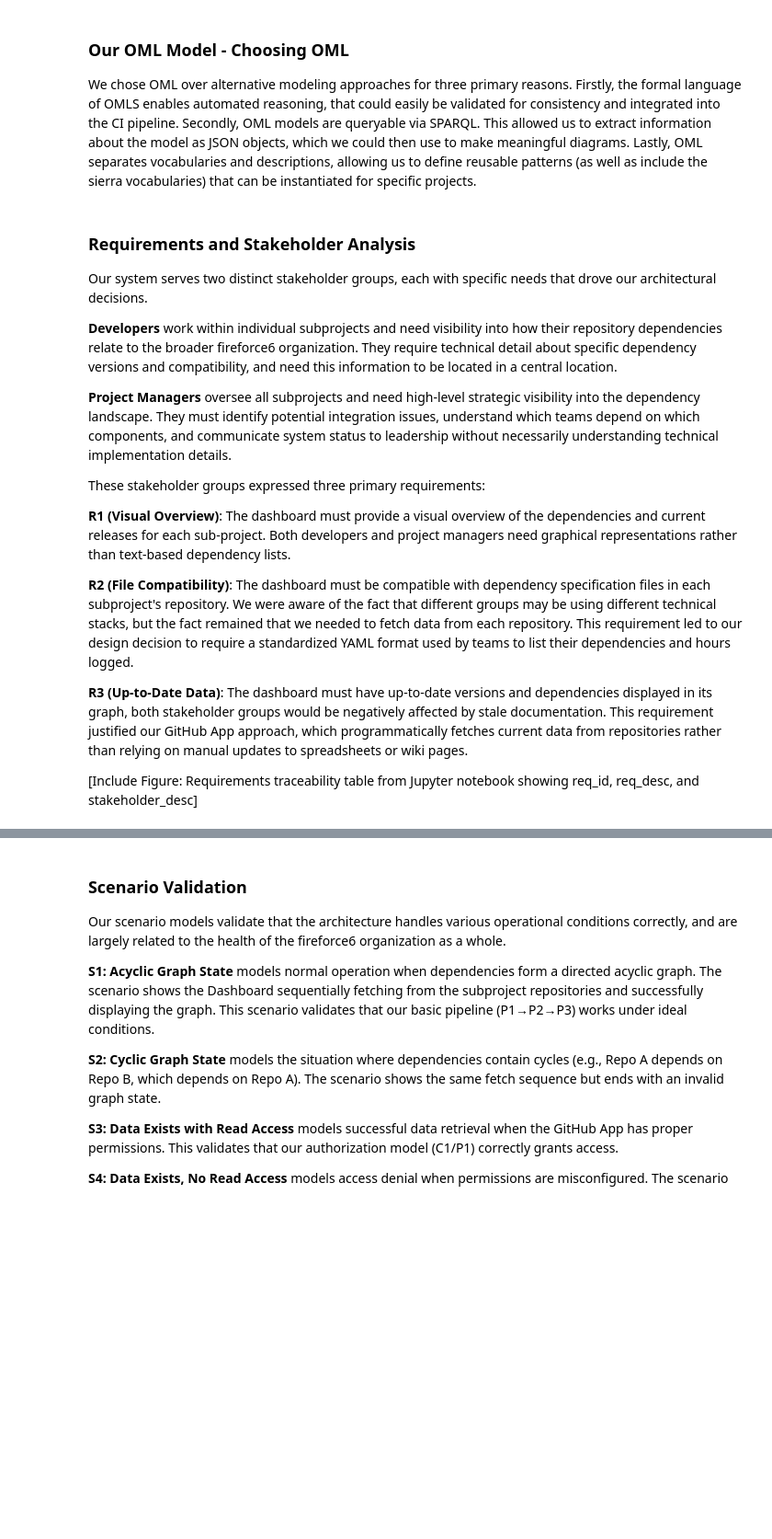
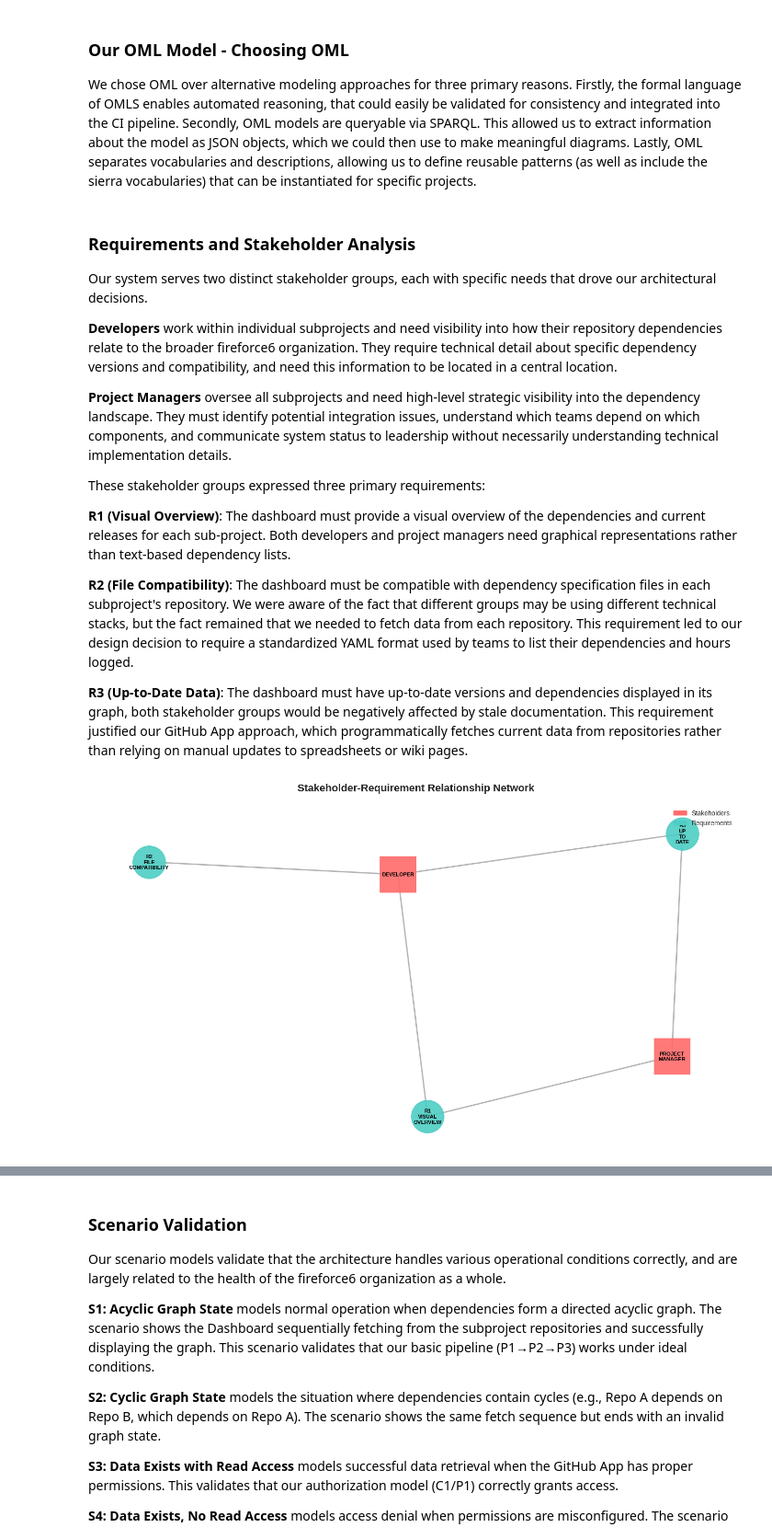
Before and after one commit to fireforce6-f25/project-environment, a Jupyter notebook: src/ipynb/technical-report.ipynb, the cells around one changed output, grey strips where cells are left out. Shown at 92% size. Saved outputs shown, nothing was run; the diff lists cells and outputs as text; code cells hidden in the pictures; blank space fills up the shorter version.

Commit message:
add images to sys arch

```diff
--- a/src/ipynb/technical-report.ipynb
+++ b/src/ipynb/technical-report.ipynb
@@ -80,8 +120,72 @@ These stakeholder groups expressed three primary requirements:
 **R2 (File Compatibility)**: The dashboard must be compatible with dependency specification files in each subproject's repository. We were aware of the fact that different groups may be using different technical stacks, but the fact remained that we needed to fetch data from each repository. This requirement led to our design decision to require a standardized YAML format used by teams to list their dependencies and hours logged.
 
 **R3 (Up-to-Date Data)**: The dashboard must have up-to-date versions and dependencies displayed in its graph, both stakeholder groups would be negatively affected by stale documentation. This requirement justified our GitHub App approach, which programmatically fetches current data from repositories rather than relying on manual updates to spreadsheets or wiki pages.
-
-[Include Figure: Requirements traceability table from Jupyter notebook showing req_id, req_desc, and stakeholder_desc]
+# %%
+# Load stakeholders data
+stakeholders_df = dataframe("stakeholders.json")
+stakeholders_df['stakeholder_id'] = stakeholders_df['stakeholder'].apply(extract_id)
+
+# Load requirements data
+requirements_df = dataframe("requirements.json")
+requirements_df['req_id'] = requirements_df['req'].apply(extract_id)
+requirements_df['stakeholder_id'] = requirements_df['stakeholder_desc'].apply(
+    lambda x: 'developer' if 'Developers' in x else 'project-manager'
+)
+unique_reqs = requirements_df.drop_duplicates(subset=['req_id'])[['req_id', 'req_desc']]
+
+# Create requirement-stakeholder network graph
+fig, ax = plt.subplots(figsize=(14, 8))
+G = nx.Graph()
+
+# Add nodes
+for _, row in stakeholders_df.iterrows():
+    G.add_node(row['stakeholder_id'], node_type='stakeholder')
+for _, row in unique_reqs.iterrows():
+    G.add_node(row['req_id'], node_type='requirement')
+
+# Add edges
+for _, row in requirements_df.iterrows():
+    G.add_edge(row['stakeholder_id'], row['req_id'])
+
+# Layout
+pos = nx.spring_layout(G, k=2, iterations=50, seed=42)
+
+# Draw nodes
+stakeholder_nodes = [n for n, d in G.nodes(data=True) if d['node_type'] == 'stakeholder']
+requirement_nodes = [n for n, d in G.nodes(data=True) if d['node_type'] == 'requirement']
+
+nx.draw_networkx_nodes(G, pos, nodelist=stakeholder_nodes,
+                       node_color=COLORS['stakeholder'],
+                       node_size=3000,
+                       alpha=0.9,
+                       node_shape='s',
+                       ax=ax)
+nx.draw_networkx_nodes(G, pos, nodelist=requirement_nodes,
+                       node_color=COLORS['requirement'],
+                       node_size=2500,
+                       alpha=0.9,
+                       ax=ax)
+
+# Draw edges
+nx.draw_networkx_edges(G, pos, edge_color='gray', width=2, alpha=0.6, ax=ax)
+
+# Draw labels
+labels = {n: n.replace('-', '\n').upper() for n in G.nodes()}
+nx.draw_networkx_labels(G, pos, labels, font_size=8, font_weight='bold', ax=ax)
+
+ax.set_title('Stakeholder-Requirement Relationship Network',
+             fontsize=16, fontweight='bold', pad=20)
+ax.axis('off')
+
+# Add legend
+stakeholder_patch = mpatches.Patch(color=COLORS['stakeholder'], label='Stakeholders')
+requirement_patch = mpatches.Patch(color=COLORS['requirement'], label='Requirements')
+ax.legend(handles=[stakeholder_patch, requirement_patch], loc='upper right', fontsize=10)
+
+plt.tight_layout()
+plt.show()
+# %% [output]
+[figure, added]
 # %% [markdown]
 ### Missions and Capabilities
 
```
Also changed, not shown: parts of 7 cells of this notebook.
